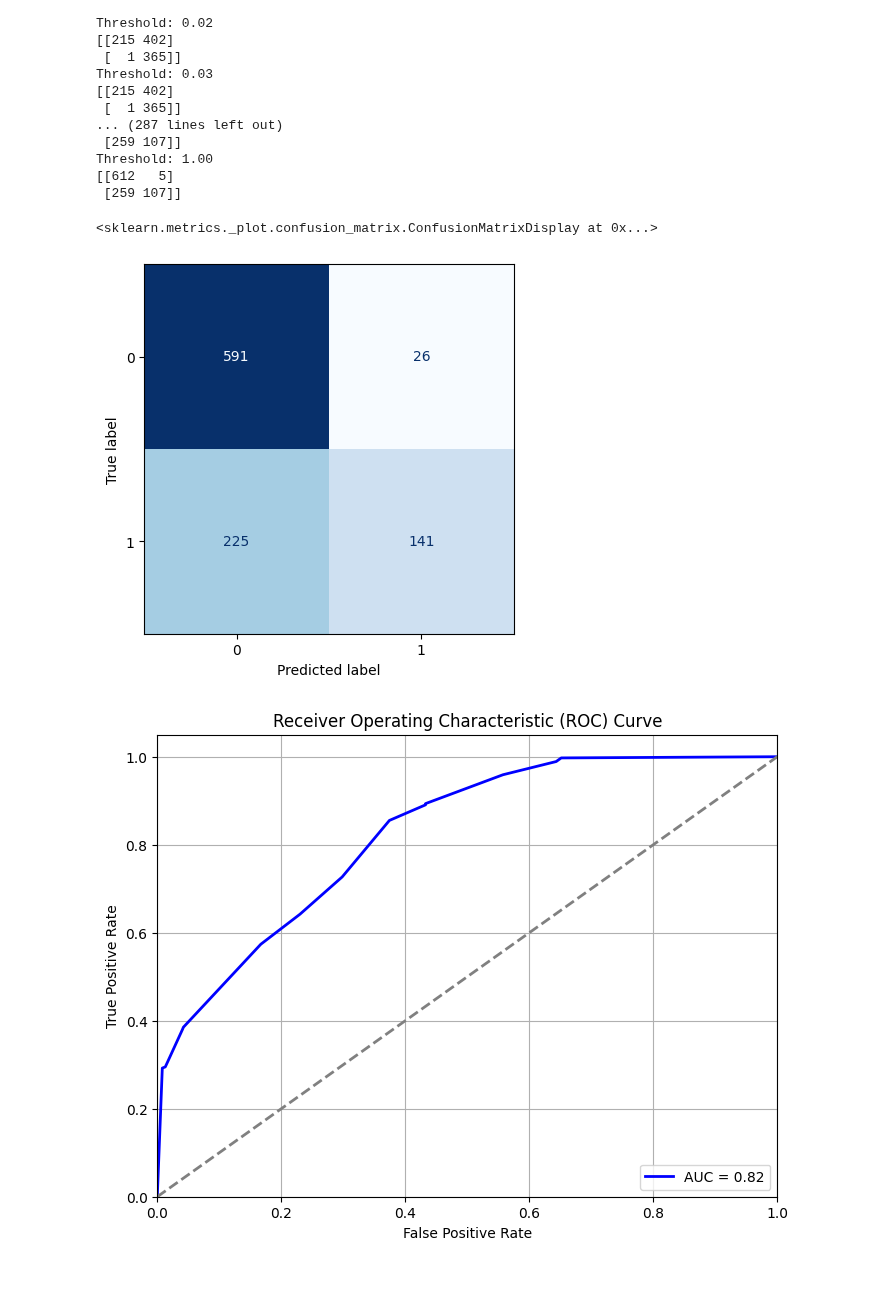
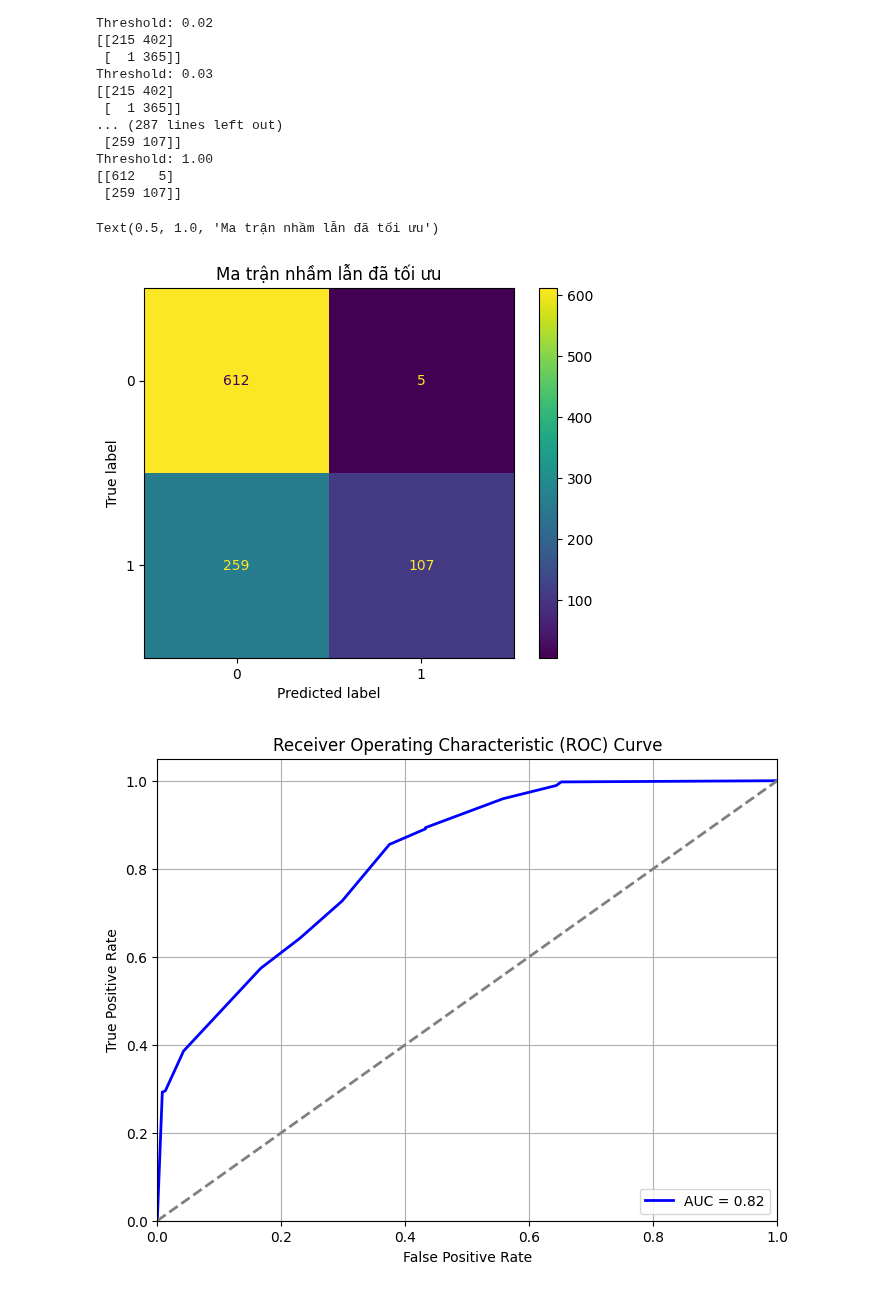
Before and after one commit to A47126/BT-Machine-Learning-Group-7, a Jupyter notebook: water_pota_no_plot.ipynb, the cells around one changed output. Drawn from its saved outputs; the diff is of its cells as text; code cells hidden in the pictures.

```diff
--- a/water_pota_no_plot.ipynb
+++ b/water_pota_no_plot.ipynb
@@ -340,13 +356,16 @@ Threshold: 1.00
 [[612   5]
  [259 107]]
 # %%
-# Chọn ngưỡng 0.5
-y_pred_best = (y_proba >= 0.5).astype(int)
+# Chọn ngưỡng 0.84
+y_pred_best = (y_proba >= 0.84).astype(int)
 # %%
-ConfusionMatrixDisplay.from_estimator(best_decision_tree, X_test, y_test, cmap='Blues', colorbar=False)
+cm_best = confusion_matrix(y_test, y_pred_best)
+display_cm_best = ConfusionMatrixDisplay(confusion_matrix=cm_best)
+display_cm_best.plot()
+plt.title("Ma trận nhầm lẫn đã tối ưu")
 # %% [output]
-<sklearn.metrics._plot.confusion_matrix.ConfusionMatrixDisplay at 0x...>
+Text(0.5, 1.0, 'Ma trận nhầm lẫn đã tối ưu')
-[figure, old version]
+[figure, new version]
 # %%
 fpr, tpr, thresholds = roc_curve(y_test, y_proba)
 roc_auc = auc(fpr, tpr)
```
Also changed, not shown: parts of 2 cells of this notebook.
